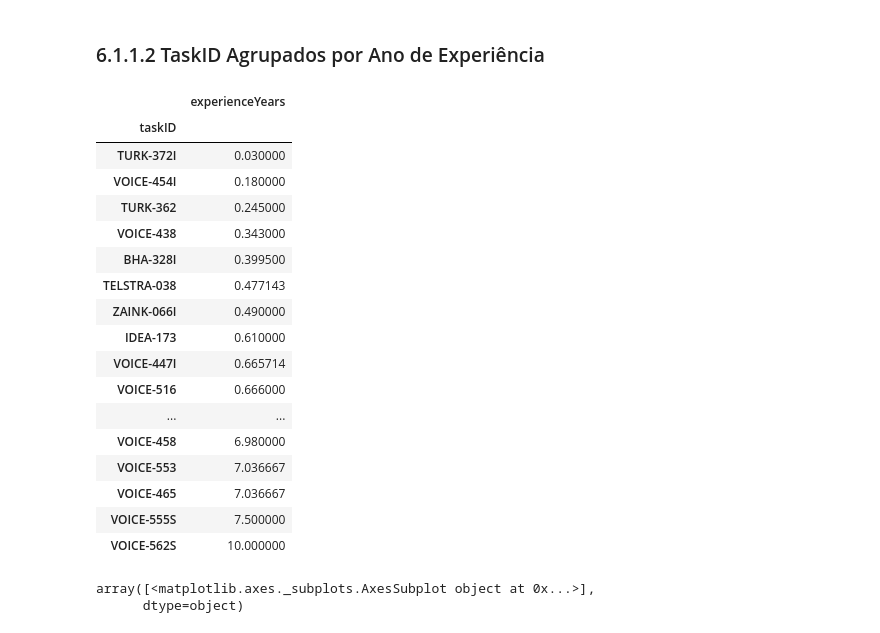
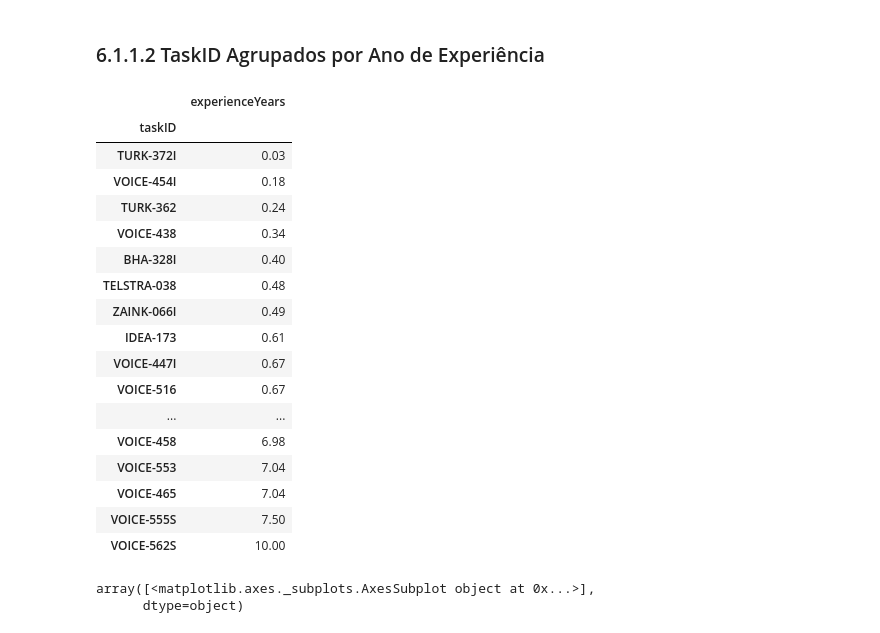
Before and after one commit to Technical-Debt-Large-Scale/tdmls, a Jupyter notebook: Analise da Tabela Concatenada (Todos os times juntos).ipynb, the cells around one changed output. Saved outputs shown, nothing was run; the diff lists cells and outputs as text; code cells hidden in the pictures.

```diff
--- a/Analise da Tabela Concatenada (Todos os times juntos).ipynb
+++ b/Analise da Tabela Concatenada (Todos os times juntos).ipynb
@@ -175,26 +175,26 @@ Name: taskID, dtype: int64
 # %% [markdown]
 ### 6.1.1.2 TaskID Agrupados por Ano de Experiência
 # %%
-df_all_teams_cleaned_byTaskID.sort_values(by=['experienceYears'])
+df_all_teams_cleaned_byTaskID.sort_values(by=['experienceYears']).round(2)
 # %% [output]
 |  | experienceYears |
 | taskID |  |
-| TURK-372I | 0.030000 |
-| VOICE-454I | 0.180000 |
-| TURK-362 | 0.245000 |
-| VOICE-438 | 0.343000 |
-| BHA-328I | 0.399500 |
-| TELSTRA-038 | 0.477143 |
-| ZAINK-066I | 0.490000 |
-| IDEA-173 | 0.610000 |
-| VOICE-447I | 0.665714 |
-| VOICE-516 | 0.666000 |
+| TURK-372I | 0.03 |
+| VOICE-454I | 0.18 |
+| TURK-362 | 0.24 |
+| VOICE-438 | 0.34 |
+| BHA-328I | 0.40 |
+| TELSTRA-038 | 0.48 |
+| ZAINK-066I | 0.49 |
+| IDEA-173 | 0.61 |
+| VOICE-447I | 0.67 |
+| VOICE-516 | 0.67 |
 | ... | ... |
-| VOICE-458 | 6.980000 |
-| VOICE-553 | 7.036667 |
-| VOICE-465 | 7.036667 |
-| VOICE-555S | 7.500000 |
-| VOICE-562S | 10.000000 |
+| VOICE-458 | 6.98 |
+| VOICE-553 | 7.04 |
+| VOICE-465 | 7.04 |
+| VOICE-555S | 7.50 |
+| VOICE-562S | 10.00 |
 # %%
 df_all_teams_cleaned.experienceYears.plot(kind='hist',subplots=True,sharex=True,sharey=True,title='Histogram Experience by Country')
 # %% [output]
```
Also changed, not shown: parts of 5 cells of this notebook.
